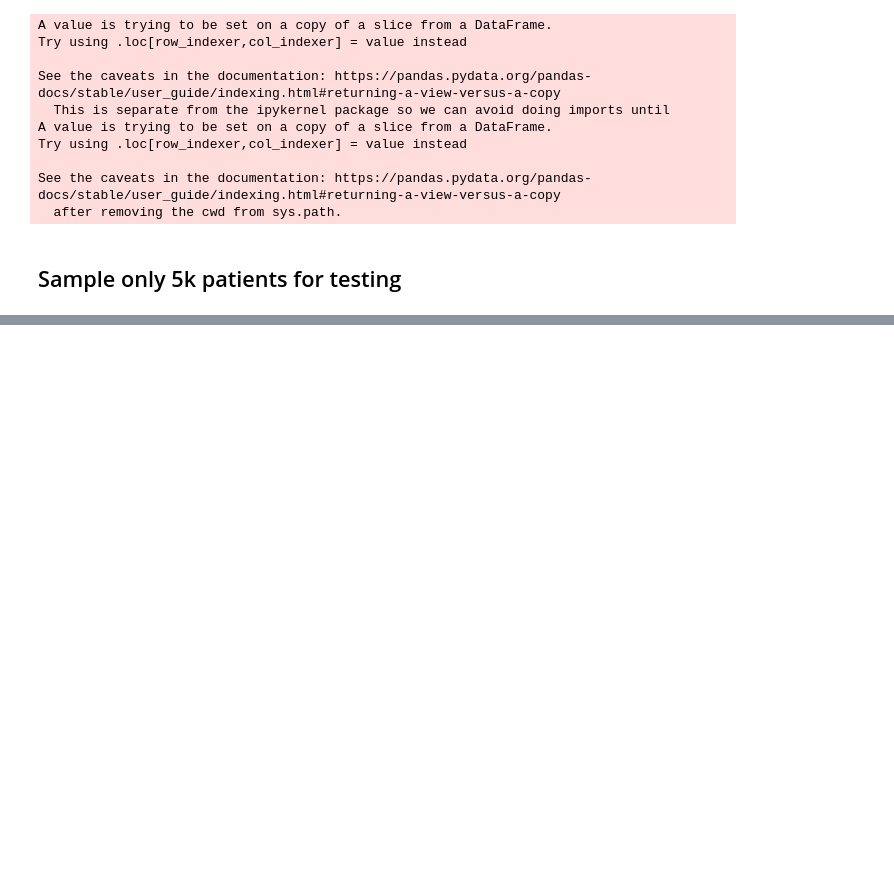
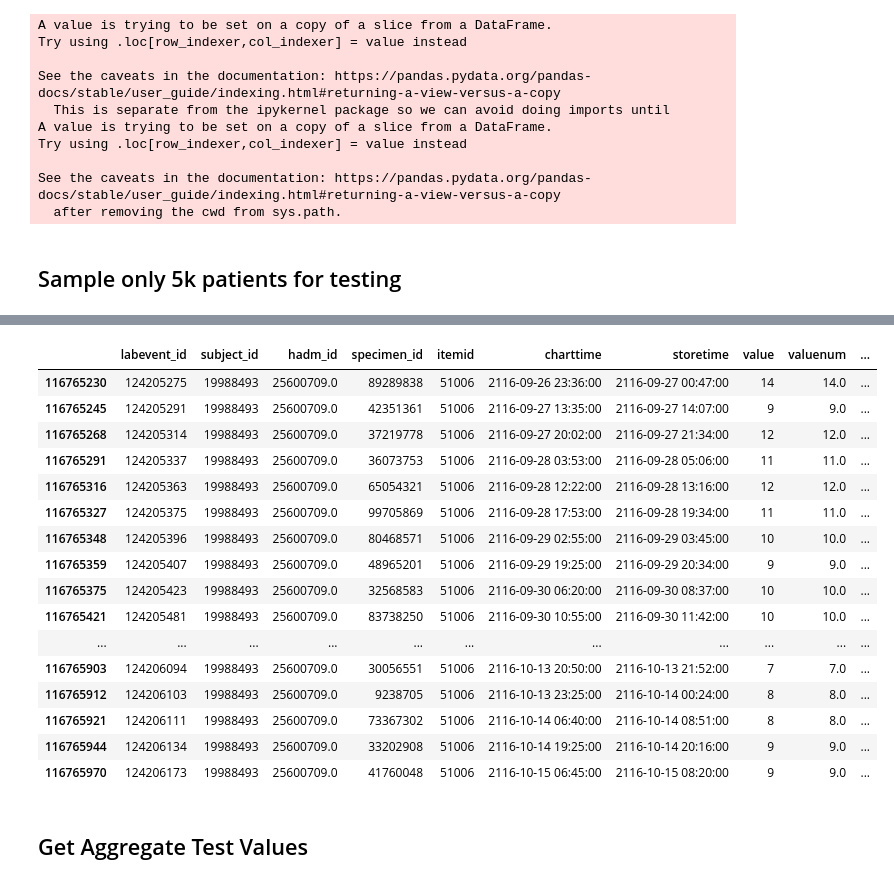
Before and after one commit to brandoncryu/disease_prediction, a Jupyter notebook: Generate Sample Patients.ipynb, the cells around one changed output, grey strips where cells are left out. Saved outputs shown, nothing was run; the diff lists cells and outputs as text; code cells hidden in the pictures; blank space fills up the shorter version.

Commit message:
Update disease, add Lab Event manipulation

```diff
--- a/Generate Sample Patients.ipynb
+++ b/Generate Sample Patients.ipynb
@@ -50,0 +185,2 @@ Name: subject_id, dtype: int64
+# %%
+lab_events_sampled = lab_events_final.copy()
@@ -50,0 +223,3 @@ Name: subject_id, dtype: int64
+# %%
+item_black_list = [50920]
+# 50920 - test results are text in comments - need to come back and figure out how to handle this
@@ -50,0 +228,13 @@ Name: subject_id, dtype: int64
+# %%
+top_test_num = 10
+
+lab_events_valid = lab_events_sampled[~lab_events_sampled['itemid'].isin(item_black_list)]
+
+# On patients with AKF
+itemid_sub_sample = lab_events_valid[lab_events_valid['subject_id'].isin(list(admissions_akf_sample[admissions_akf_sample['AKF'] == 1].subject_id))].groupby('itemid')['subject_id'].nunique().sort_values(ascending = False).head(top_test_num).reset_index().rename(columns = {'index' : 'itemid'}).itemid.to_list()
+# On all sample patients
+# itemid_sub_sample = lab_events_sampled.groupby('itemid')['subject_id'].nunique().sort_values(ascending = False).head(top_test_num).reset_index().rename(columns = {'index' : 'itemid'}).itemid.to_list()
+
+lab_events_sampled_sub = lab_events_sampled[lab_events_sampled['itemid'].isin(itemid_sub_sample)]
+
+lab_events_sampled_sub
@@ -50,0 +278,26 @@ Name: subject_id, dtype: int64
+# %%
+lab_events_sampled_sub_tiny = lab_events_sampled_sub[(lab_events_sampled_sub['subject_id'] == 19988493) & (lab_events_sampled_sub['hadm_id'] == 25600709.0) & (lab_events_sampled_sub['itemid'] == 51006)]#.valuenum.describe()
+# %%
+# lab_events_sampled_sub_tiny['comments'] = lab_events_sampled_sub_tiny['comments'].replace(np.nan, 'NA')
+
+lab_events_sampled_sub_tiny
+# %% [output]
+|  | labevent_id | subject_id | hadm_id | specimen_id | itemid | charttime | storetime | value | valuenum | ... |
+| 116765230 | 124205275 | 19988493 | 25600709.0 | 89289838 | 51006 | 2116-09-26 23:36:00 | 2116-09-27 00:47:00 | 14 | 14.0 | ... |
+| 116765245 | 124205291 | 19988493 | 25600709.0 | 42351361 | 51006 | 2116-09-27 13:35:00 | 2116-09-27 14:07:00 | 9 | 9.0 | ... |
+| 116765268 | 124205314 | 19988493 | 25600709.0 | 37219778 | 51006 | 2116-09-27 20:02:00 | 2116-09-27 21:34:00 | 12 | 12.0 | ... |
+| 116765291 | 124205337 | 19988493 | 25600709.0 | 36073753 | 51006 | 2116-09-28 03:53:00 | 2116-09-28 05:06:00 | 11 | 11.0 | ... |
+| 116765316 | 124205363 | 19988493 | 25600709.0 | 65054321 | 51006 | 2116-09-28 12:22:00 | 2116-09-28 13:16:00 | 12 | 12.0 | ... |
+| 116765327 | 124205375 | 19988493 | 25600709.0 | 99705869 | 51006 | 2116-09-28 17:53:00 | 2116-09-28 19:34:00 | 11 | 11.0 | ... |
+| 116765348 | 124205396 | 19988493 | 25600709.0 | 80468571 | 51006 | 2116-09-29 02:55:00 | 2116-09-29 03:45:00 | 10 | 10.0 | ... |
+| 116765359 | 124205407 | 19988493 | 25600709.0 | 48965201 | 51006 | 2116-09-29 19:25:00 | 2116-09-29 20:34:00 | 9 | 9.0 | ... |
+| 116765375 | 124205423 | 19988493 | 25600709.0 | 32568583 | 51006 | 2116-09-30 06:20:00 | 2116-09-30 08:37:00 | 10 | 10.0 | ... |
+| 116765421 | 124205481 | 19988493 | 25600709.0 | 83738250 | 51006 | 2116-09-30 10:55:00 | 2116-09-30 11:42:00 | 10 | 10.0 | ... |
+| ... | ... | ... | ... | ... | ... | ... | ... | ... | ... | ... |
+| 116765903 | 124206094 | 19988493 | 25600709.0 | 30056551 | 51006 | 2116-10-13 20:50:00 | 2116-10-13 21:52:00 | 7 | 7.0 | ... |
+| 116765912 | 124206103 | 19988493 | 25600709.0 | 9238705 | 51006 | 2116-10-13 23:25:00 | 2116-10-14 00:24:00 | 8 | 8.0 | ... |
+| 116765921 | 124206111 | 19988493 | 25600709.0 | 73367302 | 51006 | 2116-10-14 06:40:00 | 2116-10-14 08:51:00 | 8 | 8.0 | ... |
+| 116765944 | 124206134 | 19988493 | 25600709.0 | 33202908 | 51006 | 2116-10-14 19:25:00 | 2116-10-14 20:16:00 | 9 | 9.0 | ... |
+| 116765970 | 124206173 | 19988493 | 25600709.0 | 41760048 | 51006 | 2116-10-15 06:45:00 | 2116-10-15 08:20:00 | 9 | 9.0 | ... |
+# %% [markdown]
+## Get Aggregate Test Values
```
Also changed, not shown: parts of 51 cells of this notebook, 1 other file.
